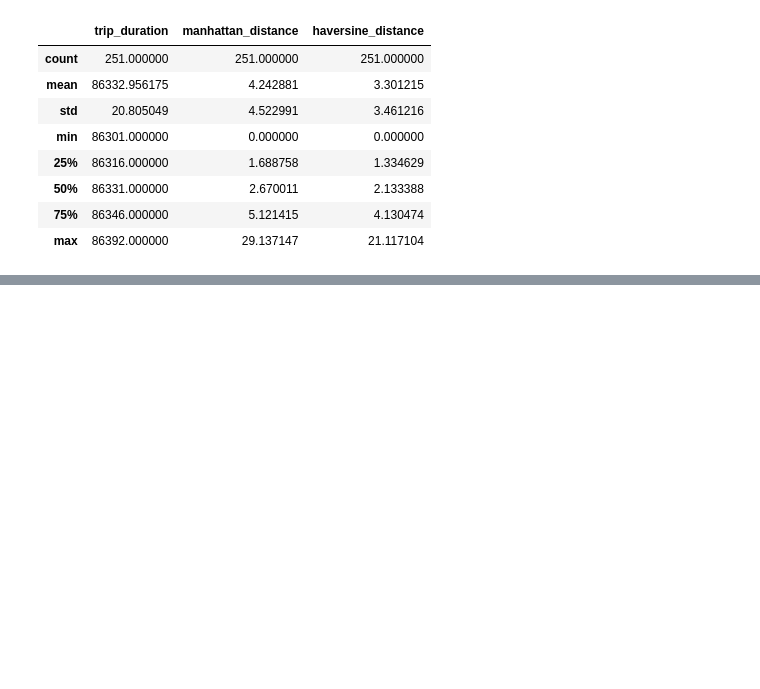
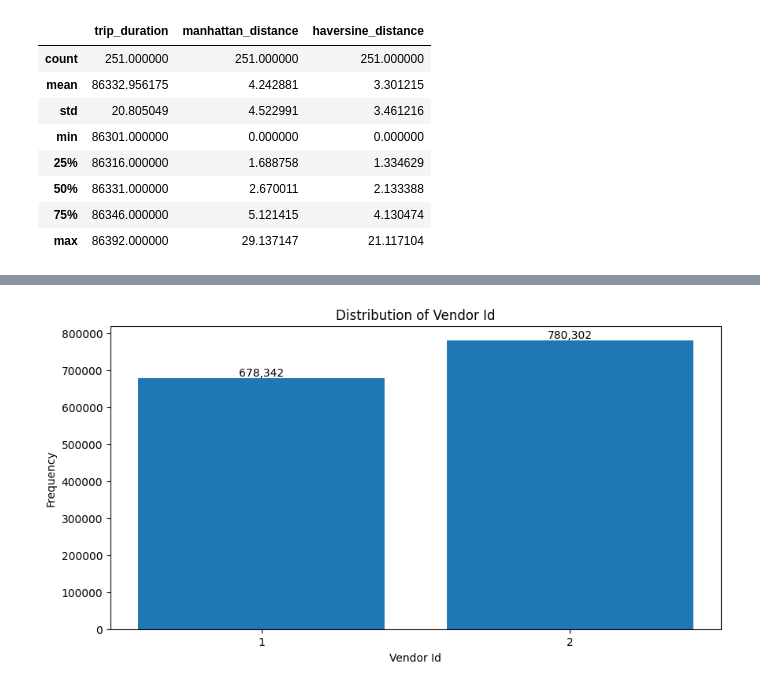
Before and after one commit to claricemottet/kaggle_NYC_taxi_times, a Jupyter notebook: exploratory_notebooks/data_exploration.ipynb, the cells around one changed output, grey strips where cells are left out. Drawn from its saved outputs; the diff is of its cells as text; code cells hidden in the pictures; blank space fills up the shorter version.

```diff
--- a/exploratory_notebooks/data_exploration.ipynb
+++ b/exploratory_notebooks/data_exploration.ipynb
@@ -1335,0 +1454,39 @@ df_train.loc[
+# %%
+import matplotlib.pyplot as plt
+
+var = "vendor_id"
+
+value_counts = (
+    df_train[var]
+    .value_counts()
+    .sort_index()
+)
+
+plt.figure(figsize=(10, 5))
+
+bars = plt.bar(
+    value_counts.index,
+    value_counts.values
+)
+
+# Add frequency labels above each bar
+for bar in bars:
+    height = bar.get_height()
+    plt.text(
+        bar.get_x() + bar.get_width() / 2,
+        height,
+        f"{int(height):,}",
+        ha="center",
+        va="bottom",
+        fontsize=10
+    )
+
+plt.xlabel(var.replace("_", " ").title())
+plt.ylabel("Frequency")
+plt.title(f"Distribution of {var.replace('_', ' ').title()}")
+
+plt.xticks(value_counts.index)
+
+plt.show()
+# %% [output]
+[figure, added]
```
Also changed, not shown: parts of 19 cells of this notebook.
